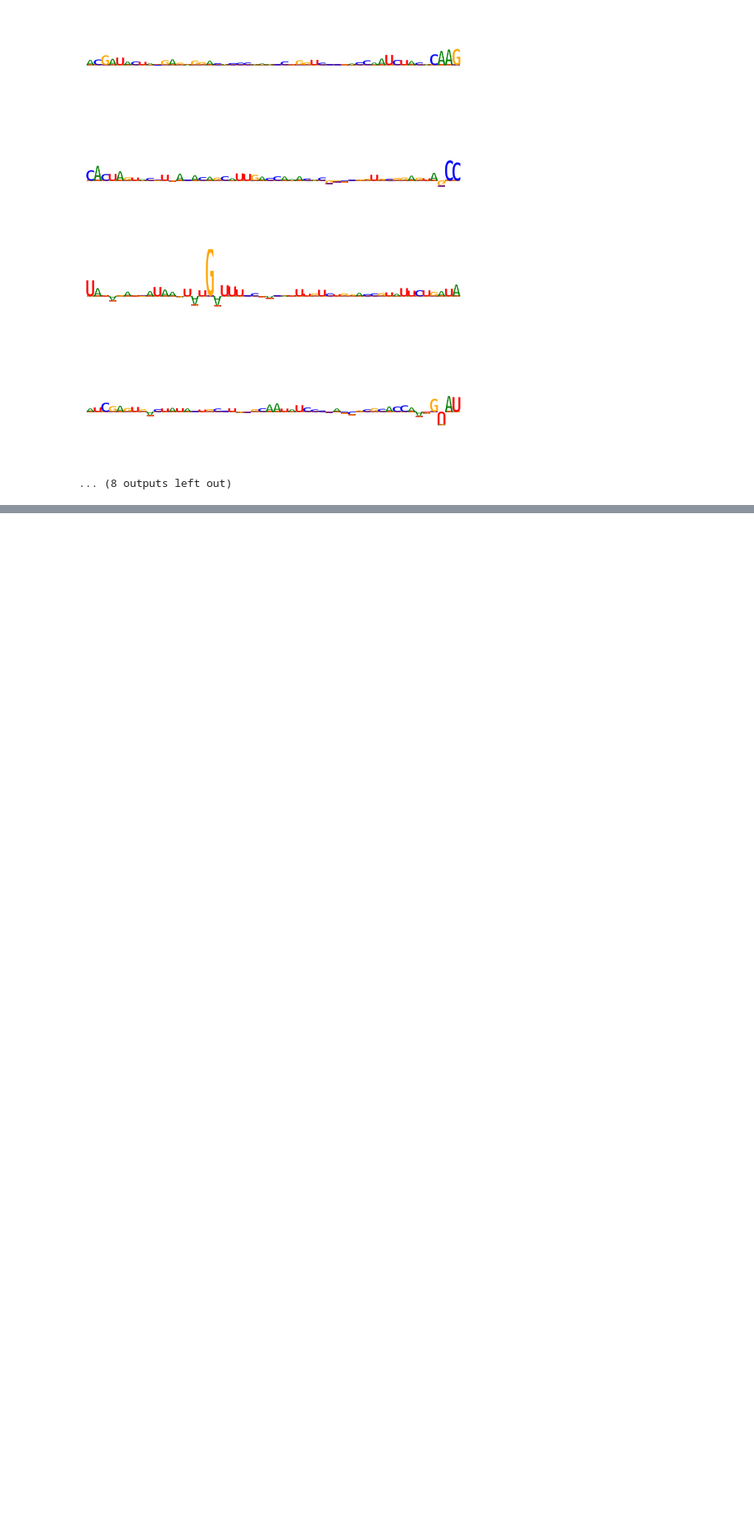
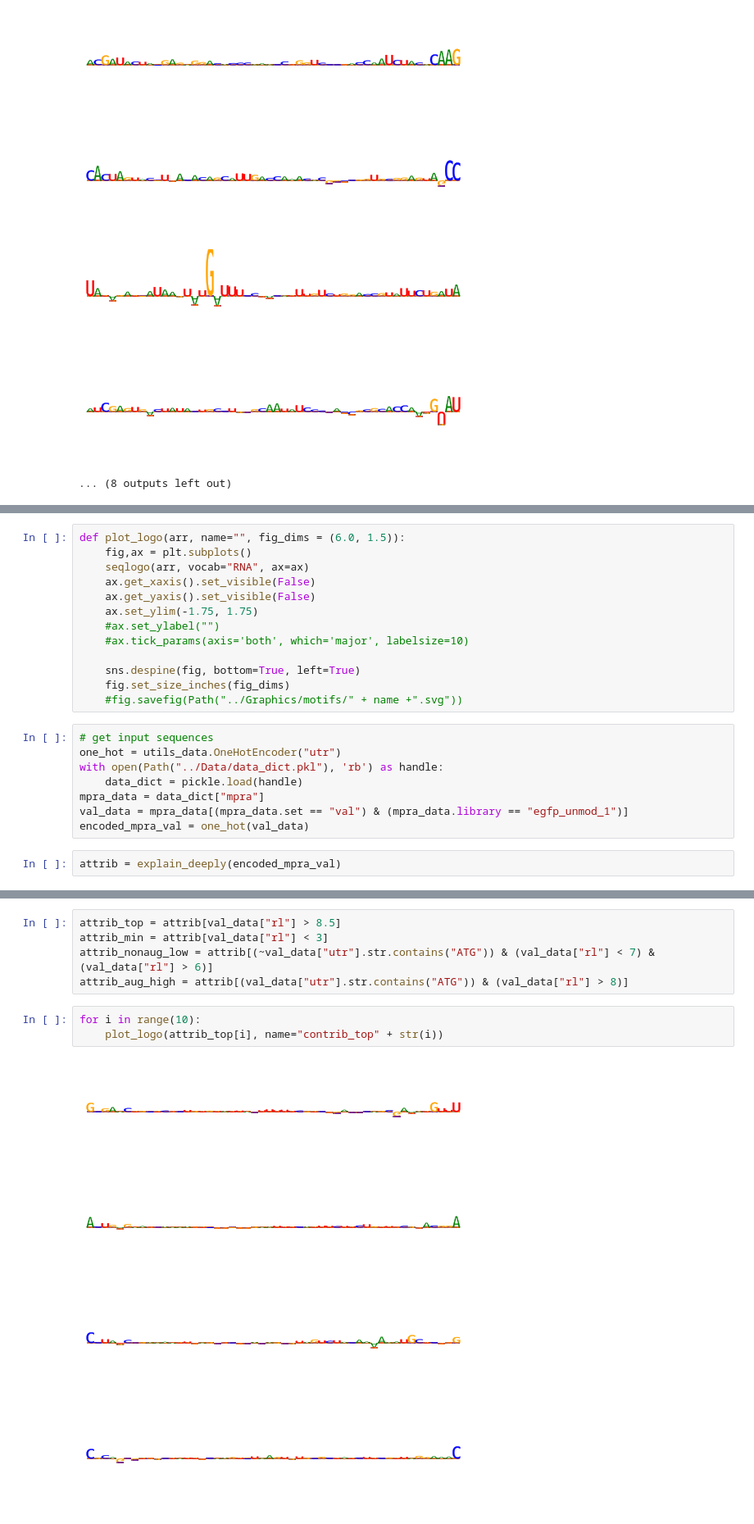
Before and after one commit to Karollus/5UTR, a Jupyter notebook: Modelling/Contribution_Scores.ipynb, the cells around one changed output, grey strips where cells are left out. Shown: that part at 82% size. Saved outputs shown, nothing was run; the diff lists cells and outputs as text; blank space fills up the shorter version.

```diff
--- a/Modelling/Contribution_Scores.ipynb
+++ b/Modelling/Contribution_Scores.ipynb
@@ -301,0 +361,23 @@ for i in range(10):
+# %%
+def plot_logo(arr, name="", fig_dims = (6.0, 1.5)):
+    fig,ax = plt.subplots()
+    seqlogo(arr, vocab="RNA", ax=ax)
+    ax.get_xaxis().set_visible(False)
+    ax.get_yaxis().set_visible(False)
+    ax.set_ylim(-1.75, 1.75)
+    #ax.set_ylabel("")
+    #ax.tick_params(axis='both', which='major', labelsize=10)
+
+    sns.despine(fig, bottom=True, left=True)
+    fig.set_size_inches(fig_dims)
+    #fig.savefig(Path("../Graphics/motifs/" + name +".svg"))
+# %%
+# get input sequences
+one_hot = utils_data.OneHotEncoder("utr")
+with open(Path("../Data/data_dict.pkl"), 'rb') as handle:
+    data_dict = pickle.load(handle)
+mpra_data = data_dict["mpra"]
+val_data = mpra_data[(mpra_data.set == "val") & (mpra_data.library == "egfp_unmod_1")]
+encoded_mpra_val = one_hot(val_data)
+# %%
+attrib = explain_deeply(encoded_mpra_val)
@@ -301,0 +386,13 @@ for i in range(10):
+# %%
+attrib_top = attrib[val_data["rl"] > 8.5]
+attrib_min = attrib[val_data["rl"] < 3]
+attrib_nonaug_low = attrib[(~val_data["utr"].str.contains("ATG")) & (val_data["rl"] < 7) & (val_data["rl"] > 6)]
+attrib_aug_high = attrib[(val_data["utr"].str.contains("ATG")) & (val_data["rl"] > 8)]
+# %%
+for i in range(10):
+    plot_logo(attrib_top[i], name="contrib_top" + str(i))
+# %% [output]
+[figure, added]
+[figure, added]
+[figure, added]
+[figure, added]
```
Also changed, not shown: parts of 15 cells of this notebook, 23 other files.
